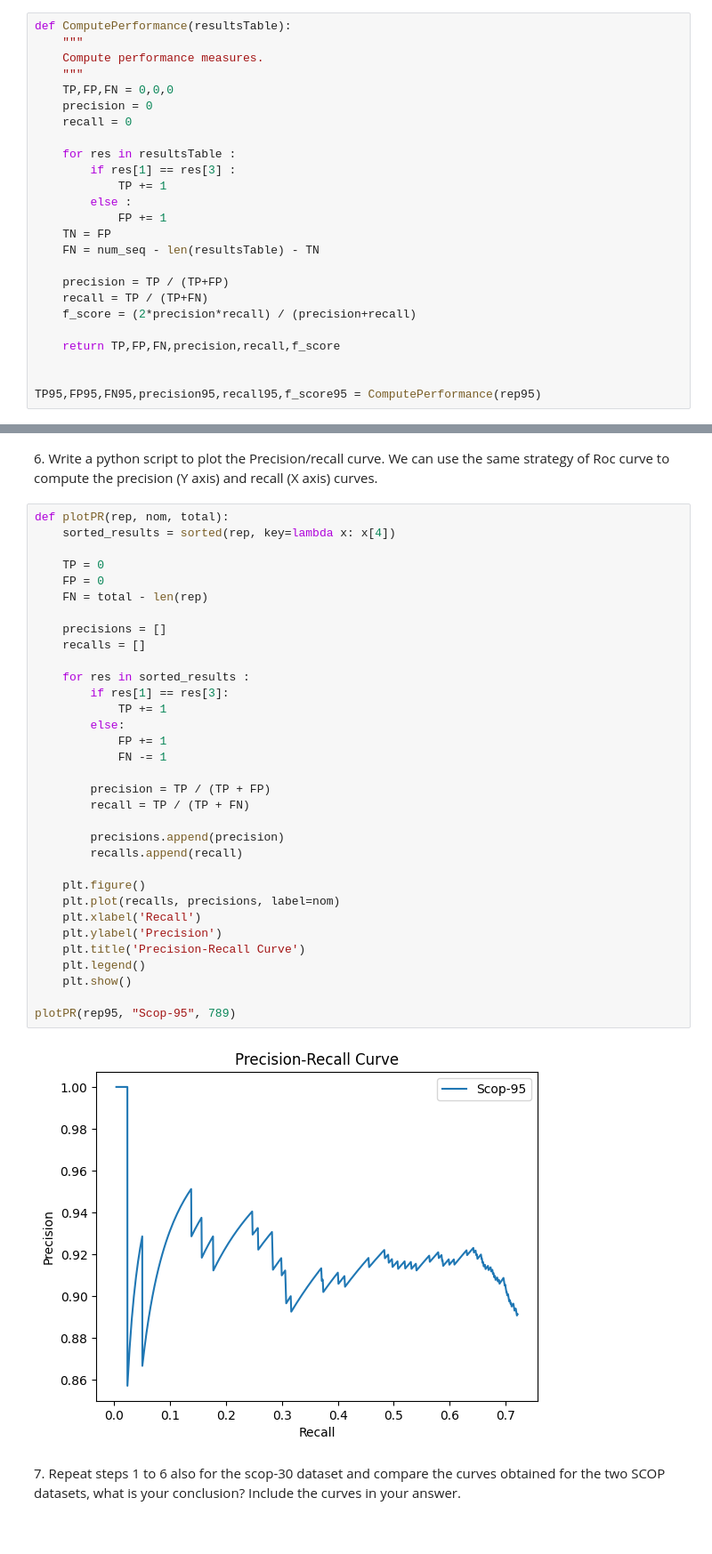
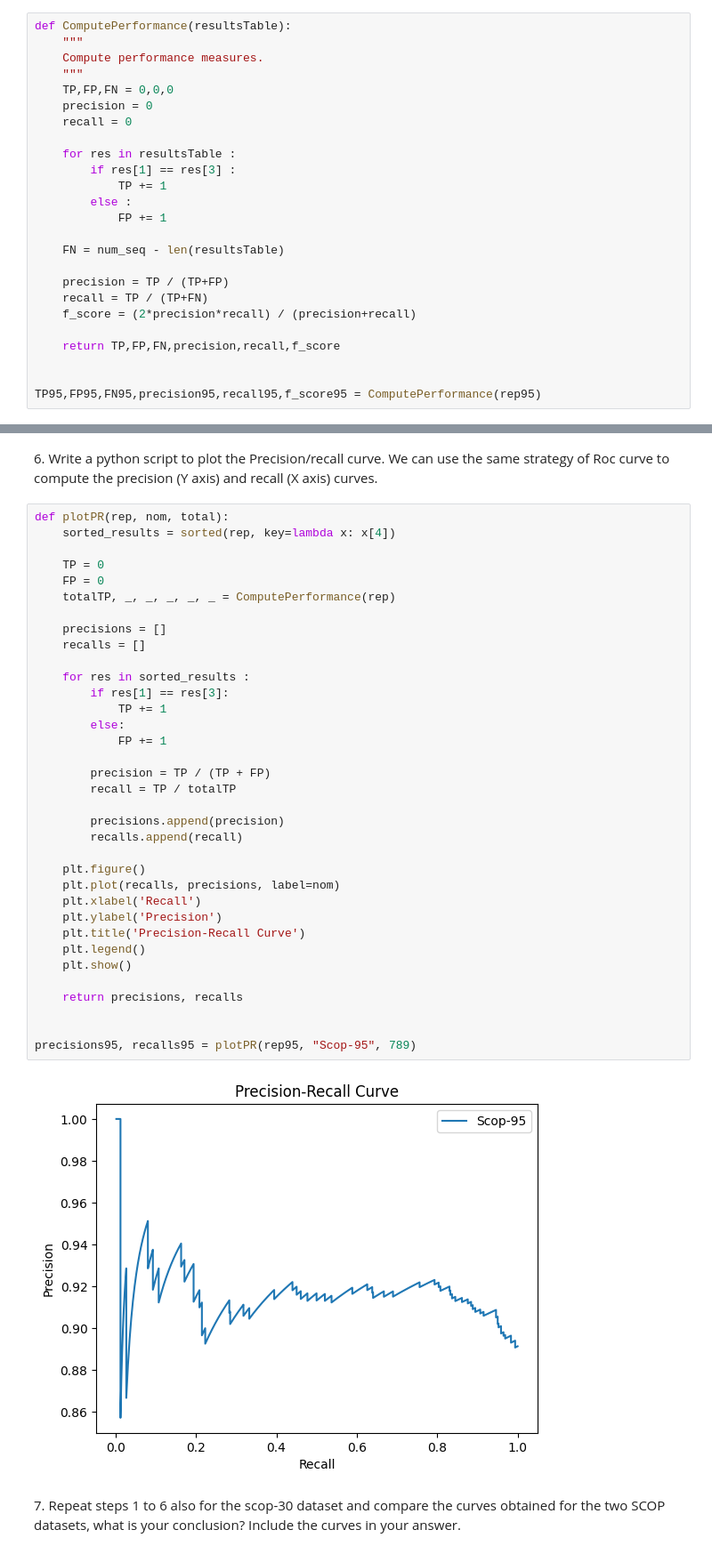
Before and after one commit to EliiseNicolas/M1_S2_BIM, a Jupyter notebook: SBAS/tme08/SBAS_TME_08_ANTON_NICOLAS.ipynb, the cells around one changed output, grey strips where cells are left out. Shown: that part at 89% size. Cells and saved outputs as stored; diff of their text form.

```diff
--- a/SBAS/tme08/SBAS_TME_08_ANTON_NICOLAS.ipynb
+++ b/SBAS/tme08/SBAS_TME_08_ANTON_NICOLAS.ipynb
@@ -176,8 +176,8 @@ def ComputePerformance(resultsTable):
             TP += 1
         else :
             FP += 1
-    TN = FP
-    FN = num_seq - len(resultsTable) - TN
+
+    FN = num_seq - len(resultsTable)
 
     precision = TP / (TP+FP)
     recall = TP / (TP+FN)
@@ -286,38 +239,40 @@ plotROCversion2(rep95, "Scop-95", 789)
 # %%
 def plotPR(rep, nom, total):
     sorted_results = sorted(rep, key=lambda x: x[4])
 
     TP = 0
     FP = 0
-    FN = total - len(rep)
+    totalTP, _, _, _, _, _ = ComputePerformance(rep)
 
     precisions = []
     recalls = []
 
     for res in sorted_results :
         if res[1] == res[3]:
             TP += 1
         else:
             FP += 1
-            FN -= 1
 
         precision = TP / (TP + FP)
-        recall = TP / (TP + FN)
+        recall = TP / totalTP
 
         precisions.append(precision)
         recalls.append(recall)
 
     plt.figure()
     plt.plot(recalls, precisions, label=nom)
     plt.xlabel('Recall')
     plt.ylabel('Precision')
     plt.title('Precision-Recall Curve')
     plt.legend()
     plt.show()
 
-plotPR(rep95, "Scop-95", 789)
+    return precisions, recalls
+
+
+precisions95, recalls95 = plotPR(rep95, "Scop-95", 789)
 # %% [output]
-[figure, old version]
+[figure, new version]
 # %% [markdown]
 7\. Repeat steps 1 to 6 also for the scop-30 dataset and compare the curves obtained for the two SCOP datasets, what is your conclusion? Include the curves in your answer.
 # %%
```
Also changed, not shown: parts of 14 cells of this notebook.
